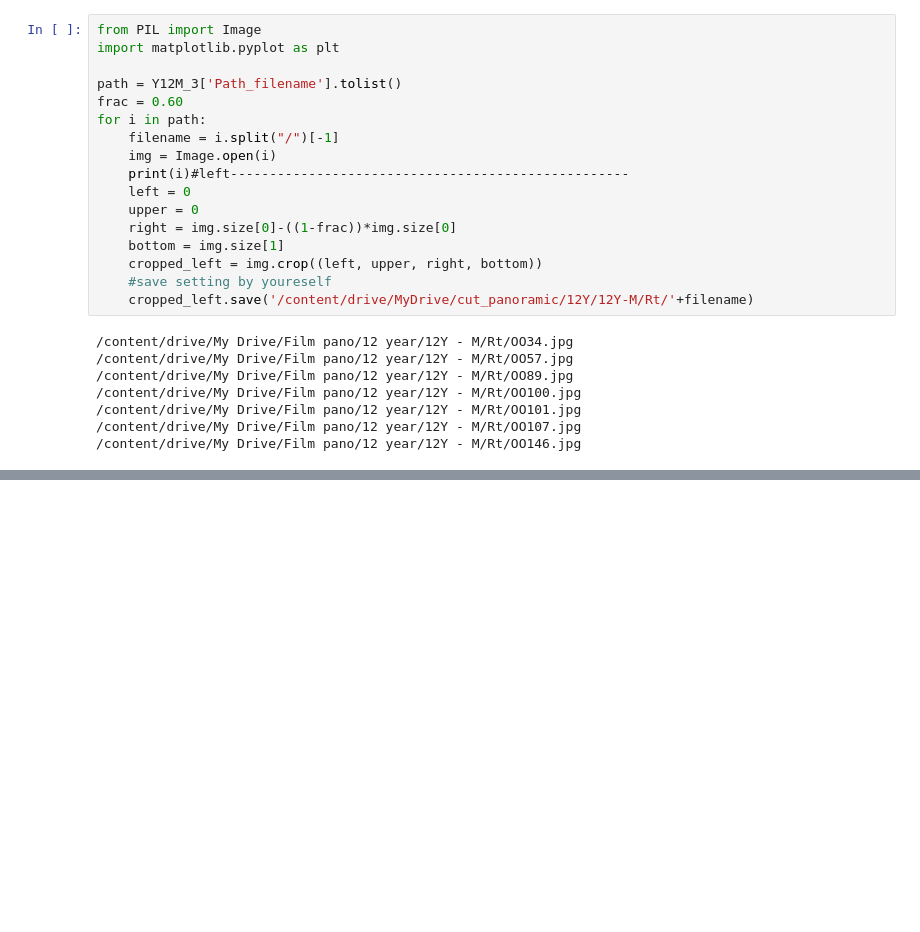
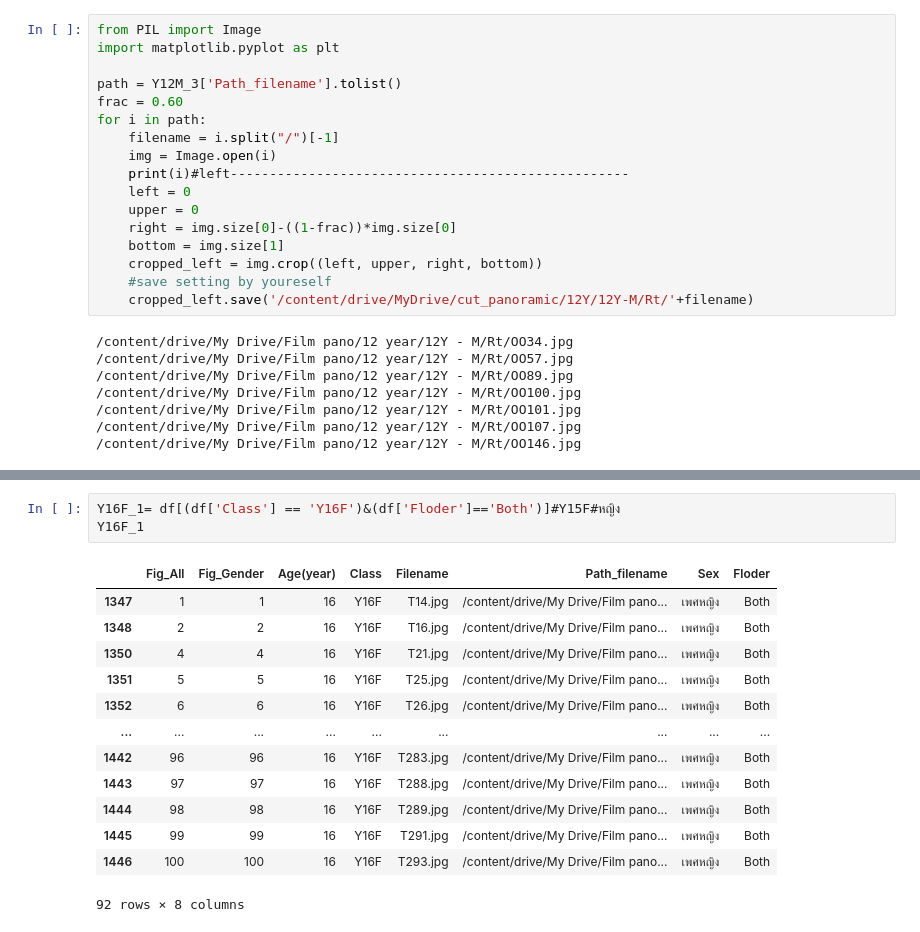
Before and after one commit to Wanita-8943/efficientnet_keras_transfer_learning, a Jupyter notebook: ตัดรูป.ipynb, the cells around one changed output, grey strips where cells are left out. Drawn from its saved outputs; the diff is of its cells as text; blank space fills up the shorter version.

```diff
--- a/ตัดรูป.ipynb
+++ b/ตัดรูป.ipynb
@@ -2035,0 +2380,17 @@ for i in path:
+# %%
+Y16F_1= df[(df['Class'] == 'Y16F')&(df['Floder']=='Both')]#Y15F#หญิง
+Y16F_1
+# %% [output]
+|  | Fig_All | Fig_Gender | Age(year) | Class | Filename | Path_filename | Sex | Floder |
+| 1347 | 1 | 1 | 16 | Y16F | T14.jpg | /content/drive/My Drive/Film pano... | เพศหญิง | Both |
+| 1348 | 2 | 2 | 16 | Y16F | T16.jpg | /content/drive/My Drive/Film pano... | เพศหญิง | Both |
+| 1350 | 4 | 4 | 16 | Y16F | T21.jpg | /content/drive/My Drive/Film pano... | เพศหญิง | Both |
+| 1351 | 5 | 5 | 16 | Y16F | T25.jpg | /content/drive/My Drive/Film pano... | เพศหญิง | Both |
+| 1352 | 6 | 6 | 16 | Y16F | T26.jpg | /content/drive/My Drive/Film pano... | เพศหญิง | Both |
+| ... | ... | ... | ... | ... | ... | ... | ... | ... |
+| 1442 | 96 | 96 | 16 | Y16F | T283.jpg | /content/drive/My Drive/Film pano... | เพศหญิง | Both |
+| 1443 | 97 | 97 | 16 | Y16F | T288.jpg | /content/drive/My Drive/Film pano... | เพศหญิง | Both |
+| 1444 | 98 | 98 | 16 | Y16F | T289.jpg | /content/drive/My Drive/Film pano... | เพศหญิง | Both |
+| 1445 | 99 | 99 | 16 | Y16F | T291.jpg | /content/drive/My Drive/Film pano... | เพศหญิง | Both |
+| 1446 | 100 | 100 | 16 | Y16F | T293.jpg | /content/drive/My Drive/Film pano... | เพศหญิง | Both |
+92 rows × 8 columns
```
Also changed, not shown: parts of 39 cells of this notebook.
